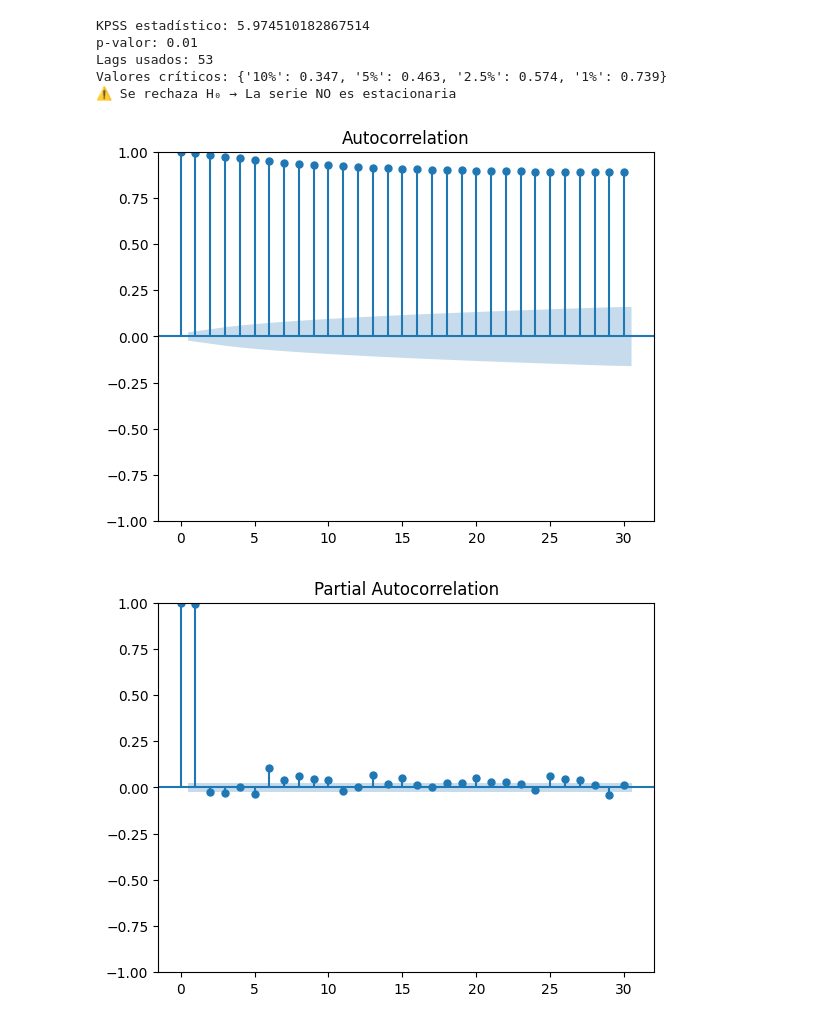
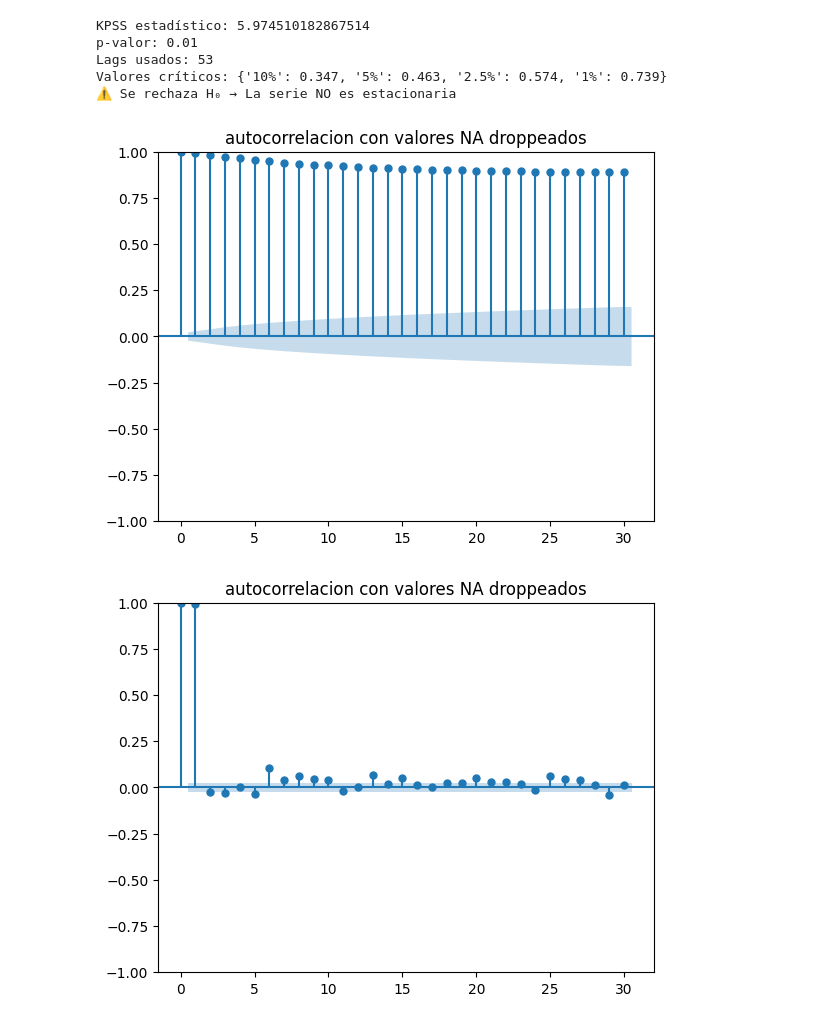
Before and after one commit to maxaguayo01/TIIE_28, a Jupyter notebook: DavidTIIE.ipynb, the cells around one changed output. Drawn from its saved outputs; the diff is of its cells as text; code cells hidden in the pictures.

```diff
--- a/DavidTIIE.ipynb
+++ b/DavidTIIE.ipynb
@@ -75,9 +75,9 @@ Valores críticos: {'10%': 0.347, '5%': 0.463, '2.5%': 0.574, '1%': 0.739}
 ⚠️ Se rechaza H₀ → La serie NO es estacionaria
 # %%
 from statsmodels.graphics.tsaplots import plot_acf, plot_pacf
-plot_acf(df['dato'], lags=30)
-plot_pacf(df['dato'], lags=30)
+plot_acf(df['dato'], lags=30, title='autocorrelacion con valores NA droppeados')
+plot_pacf(df['dato'], lags=30, title='autocorrelacion con valores NA droppeados')
 plt.show()
 # %% [output]
-[figure, old version]
+[figure, new version]
-[figure, old version]
+[figure, new version]
```
